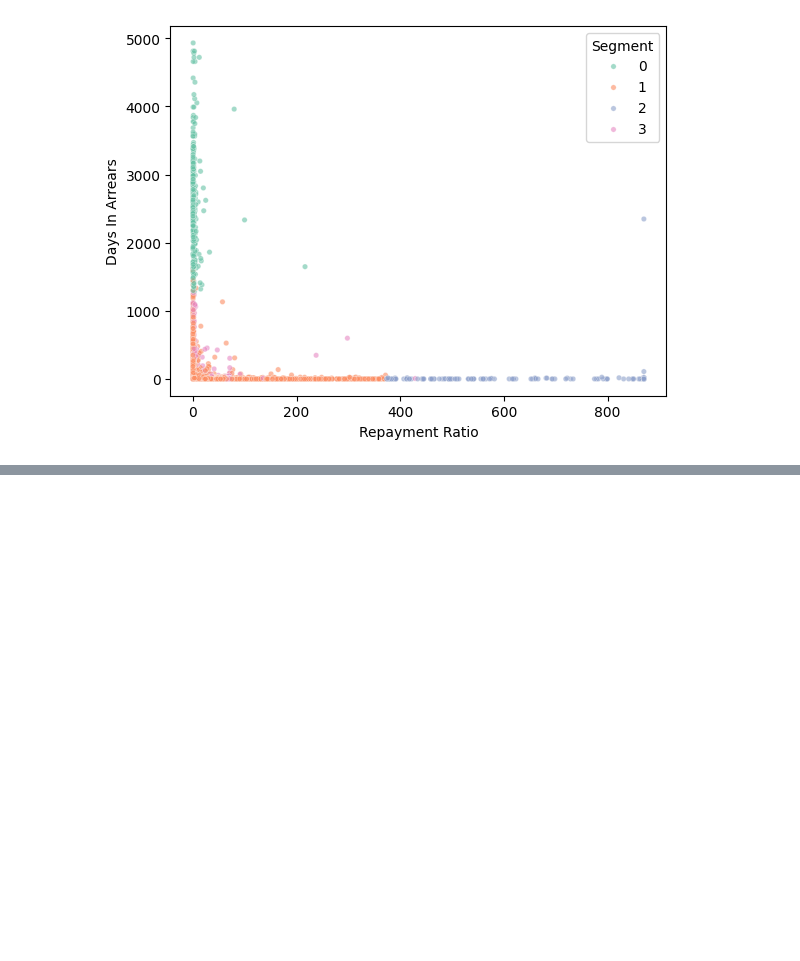
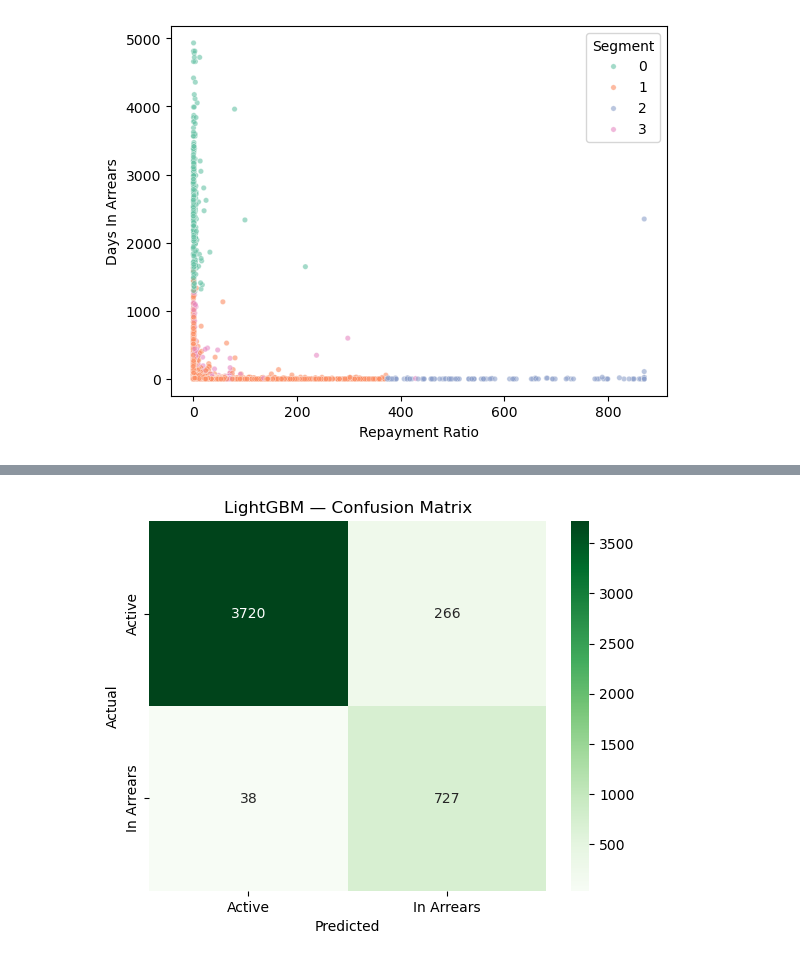
Before and after one commit to lemwaizz/DSFT_G6_Capstone, a Jupyter notebook: financial_dna.ipynb, the cells around one changed output, grey strips where cells are left out. Cells and saved outputs as stored; diff of their text form; code cells hidden in the pictures; blank space fills up the shorter version.

```diff
--- a/financial_dna.ipynb
+++ b/financial_dna.ipynb
@@ -1151,0 +1322,19 @@ plt.show()
+# %%
+lgb_model = lgb.LGBMClassifier(
+    n_estimators=300,
+    max_depth=5,
+    learning_rate=0.05,
+    subsample=0.8,
+    colsample_bytree=0.8,
+    scale_pos_weight=scale_pos_weight,
+    random_state=42,
+    n_jobs=-1
+)
+lgb_model.fit(X_train, y_train)
+
+lgb_pred = lgb_model.predict(X_test)
+lgb_proba = lgb_model.predict_proba(X_test)[:, 1]
+
+print("LightGBM Results")
+print(classification_report(y_test, lgb_pred))
+print("ROC-AUC:", round(roc_auc_score(y_test, lgb_proba), 4))
@@ -1151,0 +1359,10 @@ plt.show()
+# %%
+cm = confusion_matrix(y_test, lgb_pred)
+sns.heatmap(cm, annot=True, fmt='d', cmap='Greens',
+            xticklabels=['Active', 'In Arrears'], yticklabels=['Active', 'In Arrears'])
+plt.title('LightGBM — Confusion Matrix')
+plt.xlabel('Predicted')
+plt.ylabel('Actual')
+plt.show()
+# %% [output]
+[figure, added]
```
Also changed, not shown: parts of 39 cells of this notebook.
